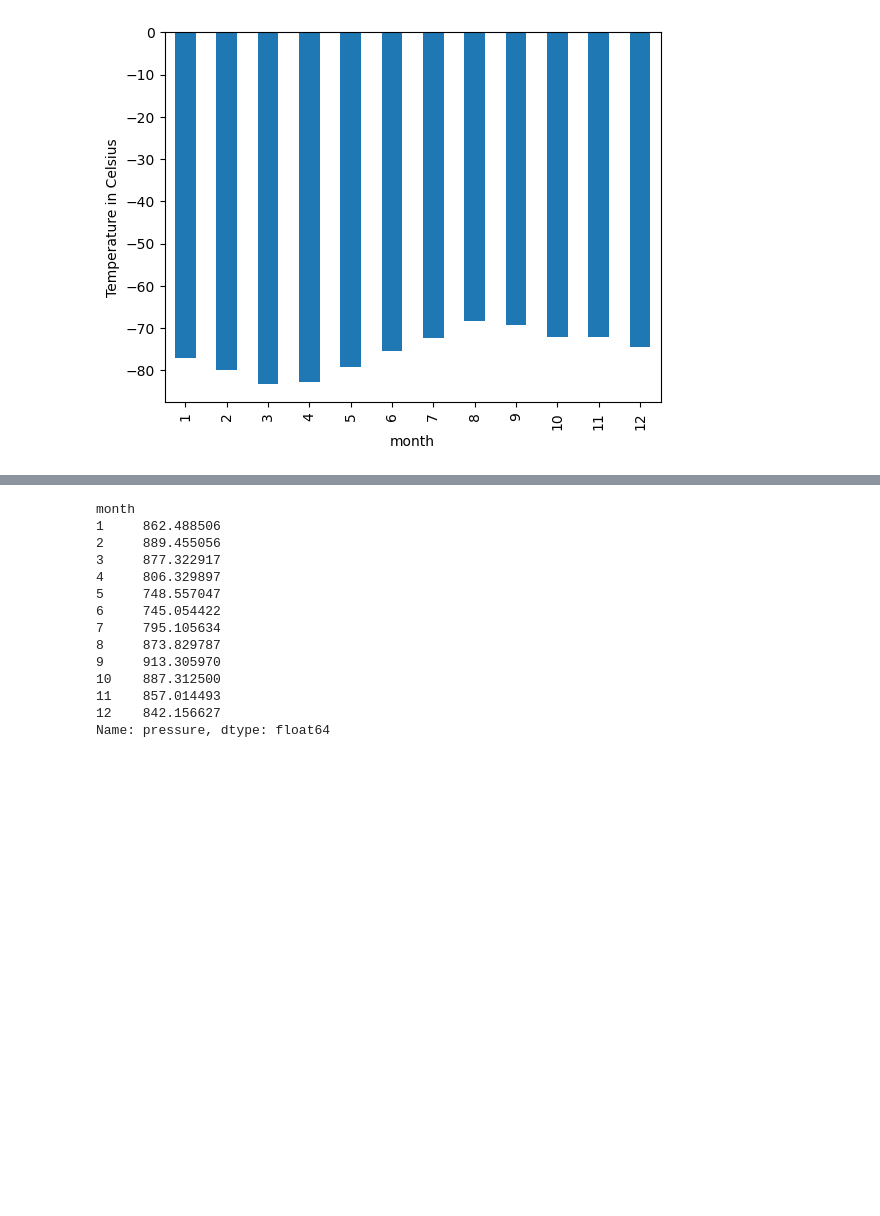
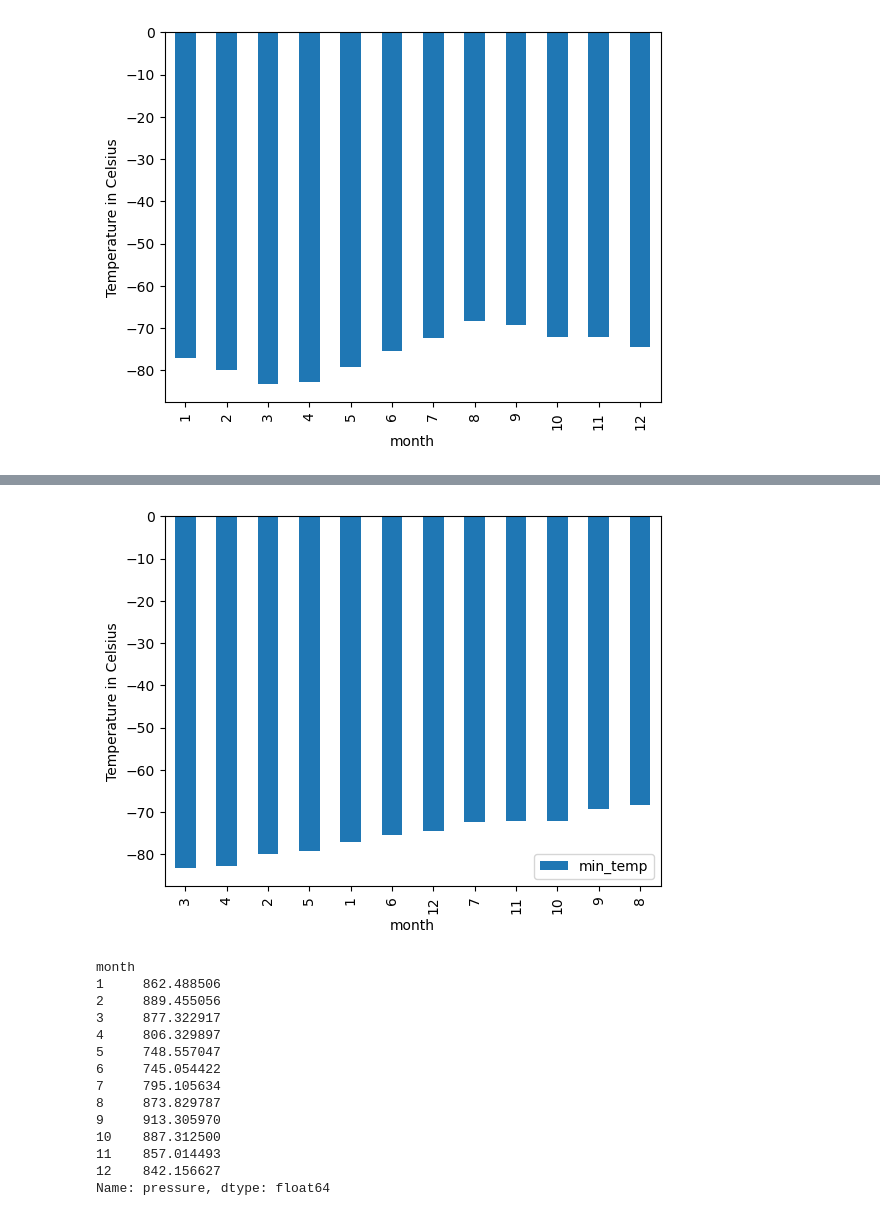
Before and after one commit to saanleu/mod11-data-collection, a Jupyter notebook: part_2_mars_weather.ipynb, the cells around one changed output, grey strips where cells are left out. Saved outputs shown, nothing was run; the diff lists cells and outputs as text; code cells hidden in the pictures; blank space fills up the shorter version.

```diff
--- a/part_2_mars_weather.ipynb
+++ b/part_2_mars_weather.ipynb
@@ -245,3 +218,14 @@ plt.show()
+# %%
+# Identify the coldest and hottest months in Curiosity's location
+avg_asc = df.groupby(["month"]).mean().sort_values('min_temp')
+avg_asc = avg_asc.drop(columns=['sol','ls','pressure'])
+#avg_asc
+avg_asc.plot.bar()
+plt.xlabel("month")
+plt.ylabel("Temperature in Celsius")
+plt.show()
+# %% [output]
+[figure, added]
 # %%
 # 4. Average pressure by Martian month
 avg_press = df.groupby(["month"]).mean()["pressure"]
```
Also changed, not shown: parts of 4 cells of this notebook, 1 other file.
